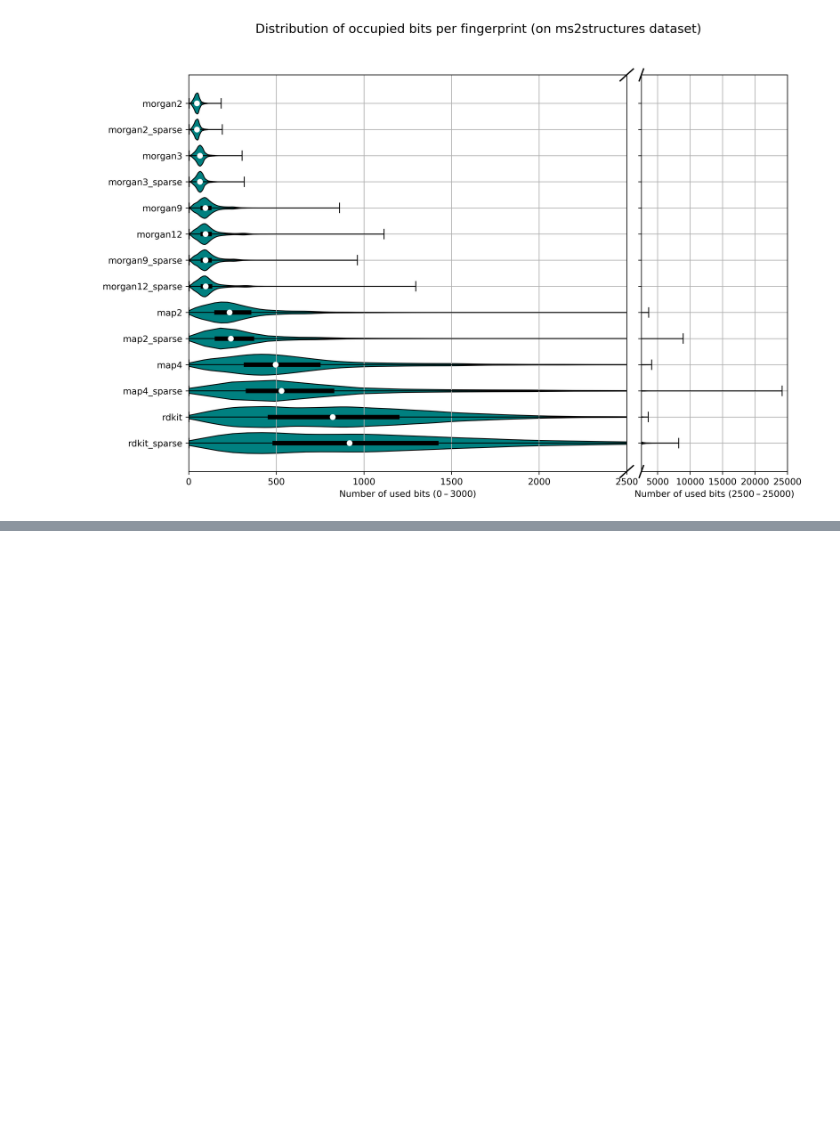
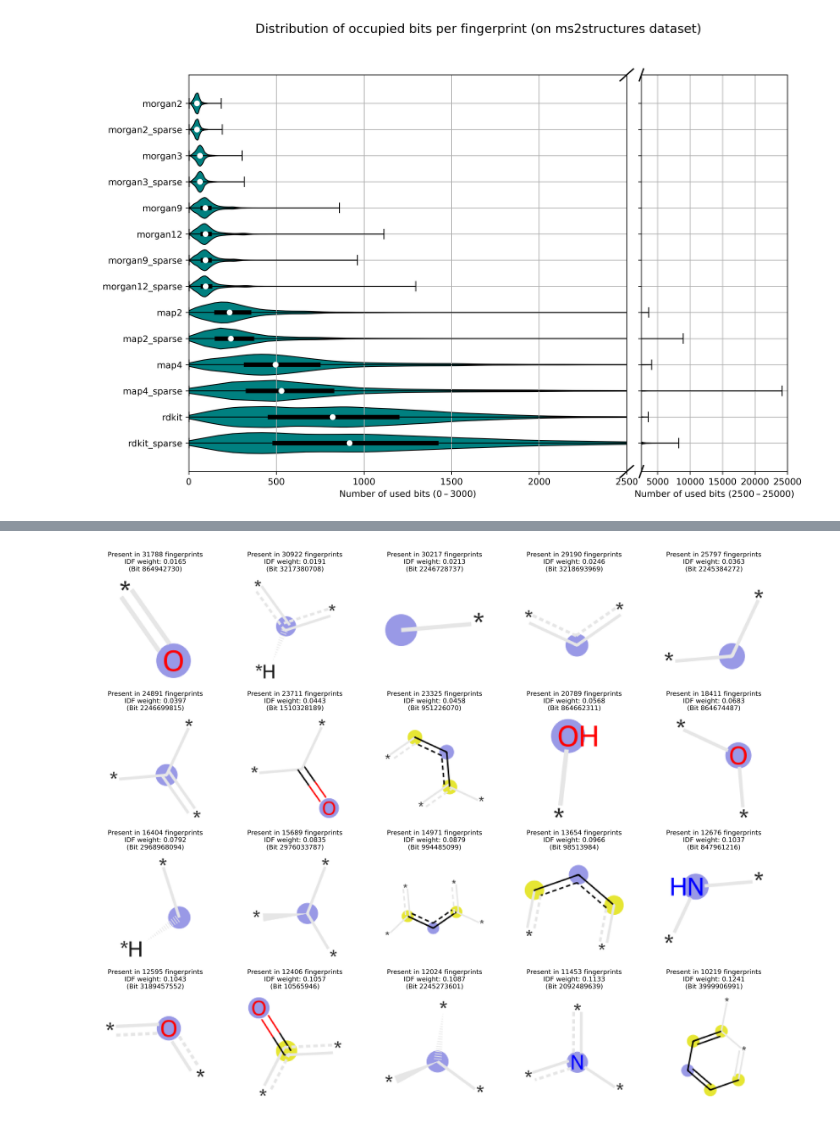
Before and after one commit to florian-huber/molecular_fingerprint_comparisons, a Jupyter notebook: notebooks/fingerprint_analysis_bit_counts.ipynb, the cells around one changed output, grey strips where cells are left out. Drawn from its saved outputs; the diff is of its cells as text; code cells hidden in the pictures; blank space fills up the shorter version.

```diff
--- a/notebooks/fingerprint_analysis_bit_counts.ipynb
+++ b/notebooks/fingerprint_analysis_bit_counts.ipynb
@@ -584,0 +595,14 @@ plt.show()
+# %%
+fpgen = rdFingerprintGenerator.GetMorganGenerator(radius=3, fpSize=4096)
+
+fingerprints_morgan3_sparse = compute_fingerprints_from_smiles(
+    compounds.smiles,
+    fpgen,
+    count=False,
+    sparse=True,
+    progress_bar=True
+)
+# %%
+%%time
+
+unique_keys, counts, first_instances = count_fingerprint_keys(fingerprints_morgan3_sparse)
@@ -584,0 +620,5 @@ plt.show()
+# %%
+num_compounds = len(fingerprints_morgan3_sparse)
+
+idx = np.where(counts > 1)[0]
+bit_weighing = {unique_keys[i]: idf_normalized(counts[i], num_compounds) for i in idx}
@@ -584,0 +656,80 @@ plt.show()
+# %%
+import matplotlib.pyplot as plt
+from rdkit import Chem
+from rdkit.Chem import Draw
+from rdkit.Chem.rdMolDescriptors import GetMorganFingerprintAsBitVect
+from rdkit.Chem.Draw import SimilarityMaps
+from rdkit.Chem import AllChem
+import pandas as pd
+
+# Assuming `unique_keys`, `idx_sorted`, `counts`, `compounds`, `fingerprints`, and helper functions are already defined
+fpgen = AllChem.GetMorganGenerator(radius=3)
+
+# Initialize data storage for frequent bits
+frequent_bits = {
+    "counts": [],
+    "radius": [],
+    "subsmiles": [],
+    "bit_id": [],
+    "mol_images": [],
+}
+mol_svgs = []
+images = []
+
+idx_sorted = np.argsort(counts)[::-1]
+
+
+# Process top 20 bits
+for i, idx in enumerate(idx_sorted[:20]):
+    smiles = compounds.smiles[first_instances[idx]]
+    mol = Chem.MolFromSmiles(smiles)
+
+    ao = AllChem.AdditionalOutput()
+    ao.CollectBitInfoMap()
+    fp = fpgen.GetSparseCountFingerprint(mol, additionalOutput=ao)
+    bi = ao.GetBitInfoMap()
+
+    if unique_keys[idx] in bi:
+        atom_idx, radius = bi[unique_keys[idx]][0]
+        frequent_bits["counts"].append(counts[idx])
+        frequent_bits["radius"].append(radius)
+        frequent_bits["bit_id"].append(unique_keys[idx])
+
+        # Generate substructure SMILES
+        if radius == 0:
+            subsmiles0 = get_substructure_smiles(mol, atom_idx, 0)
+            subsmiles1 = get_substructure_smiles(mol, atom_idx, 1)
+            frequent_bits["subsmiles"].append(subsmiles0 + " <-- " + subsmiles1)
+        else:
+            frequent_bits["subsmiles"].append(get_substructure_smiles(mol, atom_idx, radius))
+
+        # Generate image of molecule with highlighted bit
+        img = Draw.DrawMorganBit(mol, unique_keys[idx], bi)#, useSVG=True)
+        images.append((mol, unique_keys[idx], bi))
+        frequent_bits["mol_images"].append(img)
+        #mol_svgs.append(img)
+
+# Convert data to DataFrame
+frequent_bits_df = pd.DataFrame(frequent_bits)
+frequent_bits_df["idf_weight"] = idf_normalized(frequent_bits_df["counts"], len(fingerprints_morgan3_sparse))
+
+# Create grid plot
+n_cols = 5
+n_rows = (len(frequent_bits_df) + n_cols - 1) // n_cols
+fig, axes = plt.subplots(n_rows, n_cols, figsize=(15, n_rows * 3), dpi=300)
+
+legends = []
+
+for i, ax in enumerate(axes.flatten()):
+    if i < len(frequent_bits_df):
+        ax.imshow(frequent_bits_df.loc[i, "mol_images"])
+        legend = f"Present in {frequent_bits_df.loc[i, 'counts']} fingerprints\nIDF weight: {frequent_bits_df.loc[i, 'idf_weight']:.4f}\n(Bit {frequent_bits_df.loc[i, 'bit_id']})"
+        legends.append(legend)
+        ax.set_title(legend, fontsize=10)
+    ax.axis("off")
+
+plt.tight_layout()
+plt.savefig("most_frequent_bits_Morgan3.png", dpi=450)
+plt.show()
+# %% [output]
+[figure, added]
```
Also changed, not shown: parts of 9 cells of this notebook.
